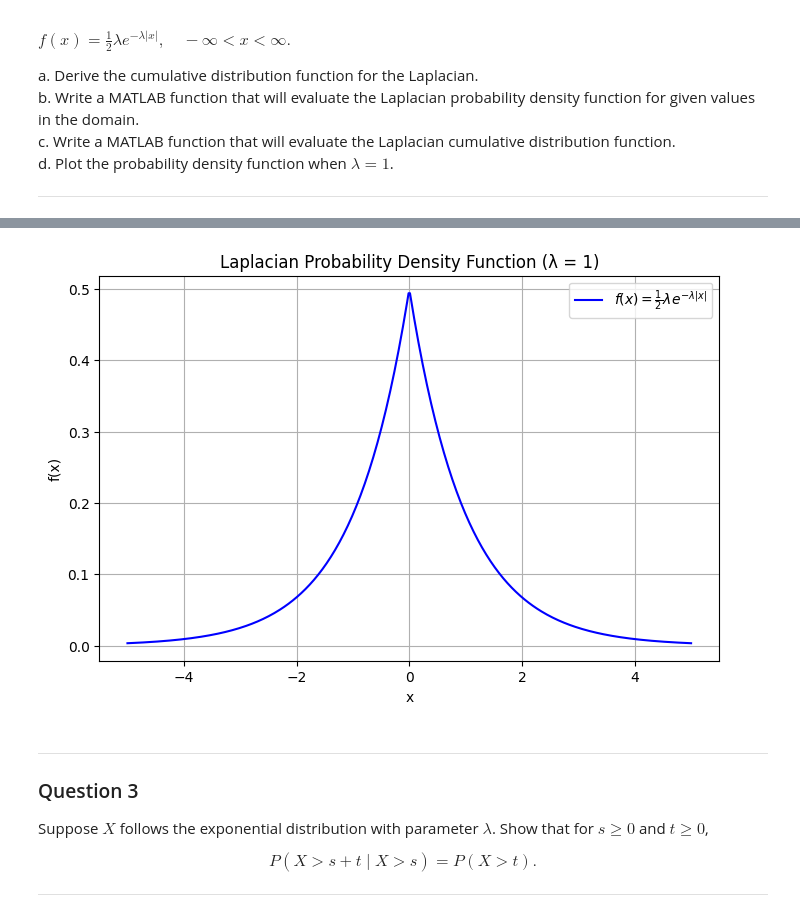
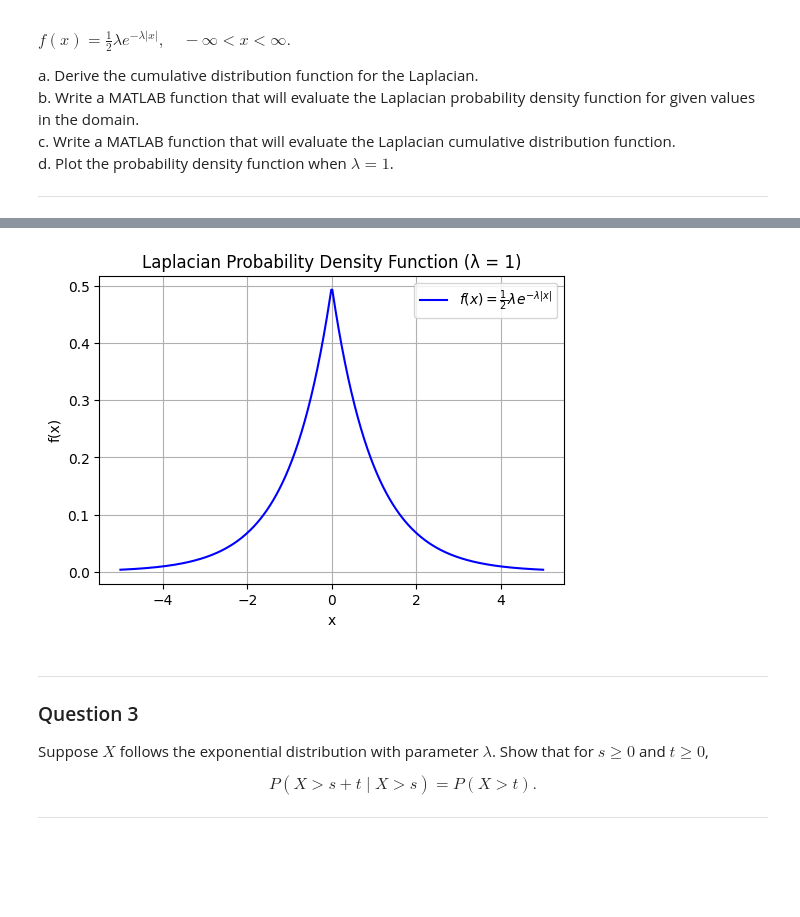
Before and after one commit to mervenurkarabulut/gsu-ind-522, a Jupyter notebook: HW3/hw3.ipynb, the cells around one changed output, grey strips where cells are left out. Saved outputs shown, nothing was run; the diff lists cells and outputs as text; code cells hidden in the pictures; blank space fills up the shorter version.

```diff
--- a/HW3/hw3.ipynb
+++ b/HW3/hw3.ipynb
@@ -38,3 +39,12 @@ print(f"P(X ≤ {x}) for λ = {lam} is {P:.5f}")
 # %% [output]
 P(X ≤ 1.5) for λ = 2 is 0.95021
 P(X ≤ 3.5) for λ = 1.5 is 0.99475
+# %%
+# checking the results
+lam = 2
+x = 1.5
+print(f"CDF for x:{x}, lambda:{lam} = {expon.cdf(x,scale=1/lam):.5f}")
+
+lam = 1.5
+x = 3.5
+print(f"CDF for x:{x}, lambda:{lam} = {expon.cdf(x,scale=1/lam):.5f}")
@@ -121,33 +134,31 @@ $F(x) =
 
 ---
 # %%
-# Laplacian PDF
 def laplacian_pdf(x, lam):
     return 0.5 * lam * np.exp(-lam * np.abs(x))
 
-# Laplacian CDF
 def laplacian_cdf(x, lam):
     x = np.array(x)
     F = np.where(x < 0, 0.5 * np.exp(lam * x), 1 - 0.5 * np.exp(-lam * x))
     return F
 
 # plot for λ = 1
 lam = 1
 x = np.linspace(-5, 5, 400)
 
 pdf_values = laplacian_pdf(x, lam)
 cdf_values = laplacian_cdf(x, lam)
 
-plt.figure(figsize=(8, 5))
+plt.figure(figsize=(6, 4))
 plt.plot(x, pdf_values, label=r'$f(x) = \frac{1}{2}\lambda e^{-\lambda |x|}$', color='blue')
 plt.title("Laplacian Probability Density Function (λ = 1)")
 plt.xlabel("x")
 plt.ylabel("f(x)")
 plt.grid(True)
 plt.legend()
 plt.show()
 # %% [output]
-[figure, old version]
+[figure, new version]
 # %% [markdown]
 -----
 
```
Also changed, not shown: parts of 20 cells of this notebook.
